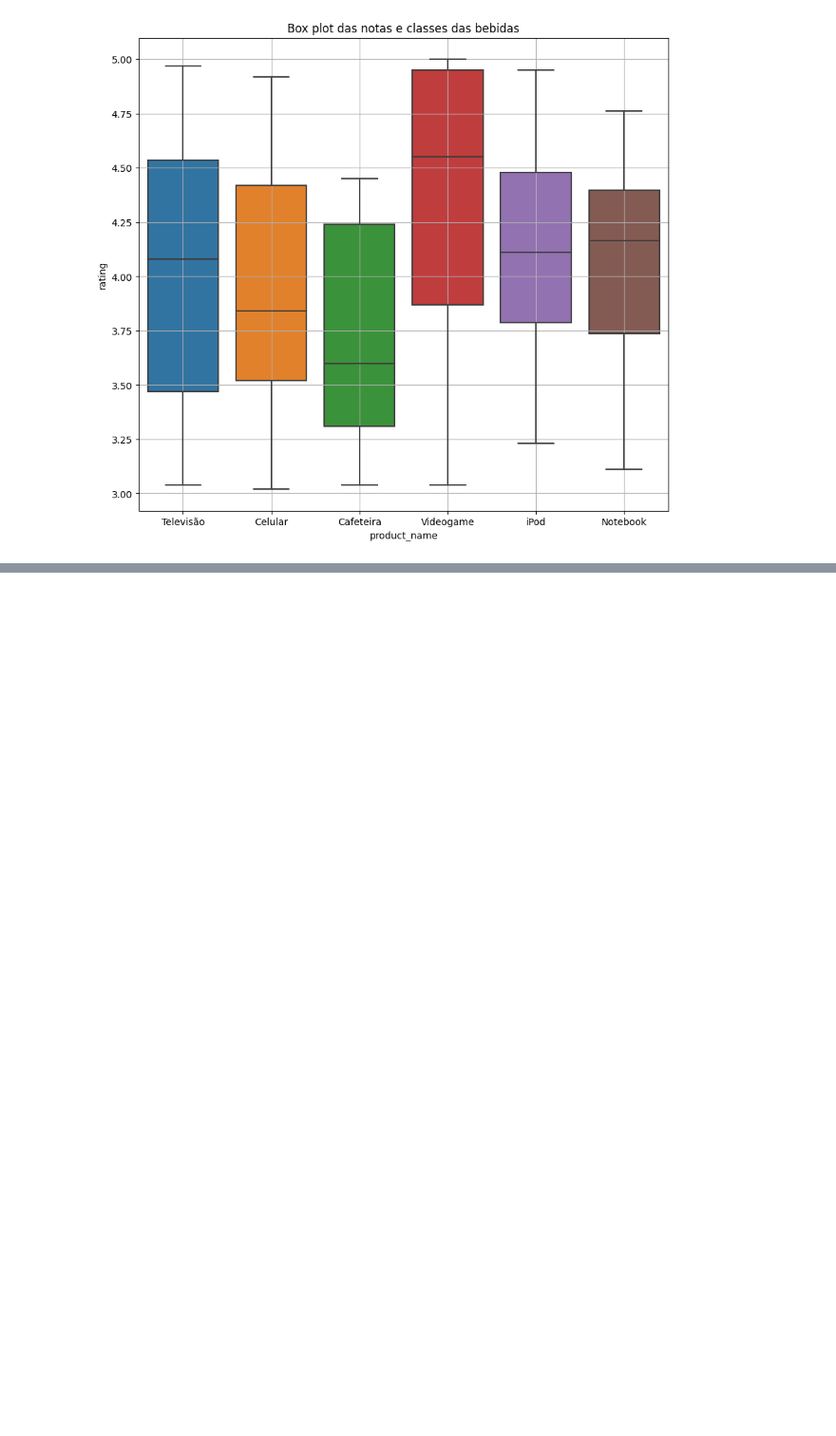
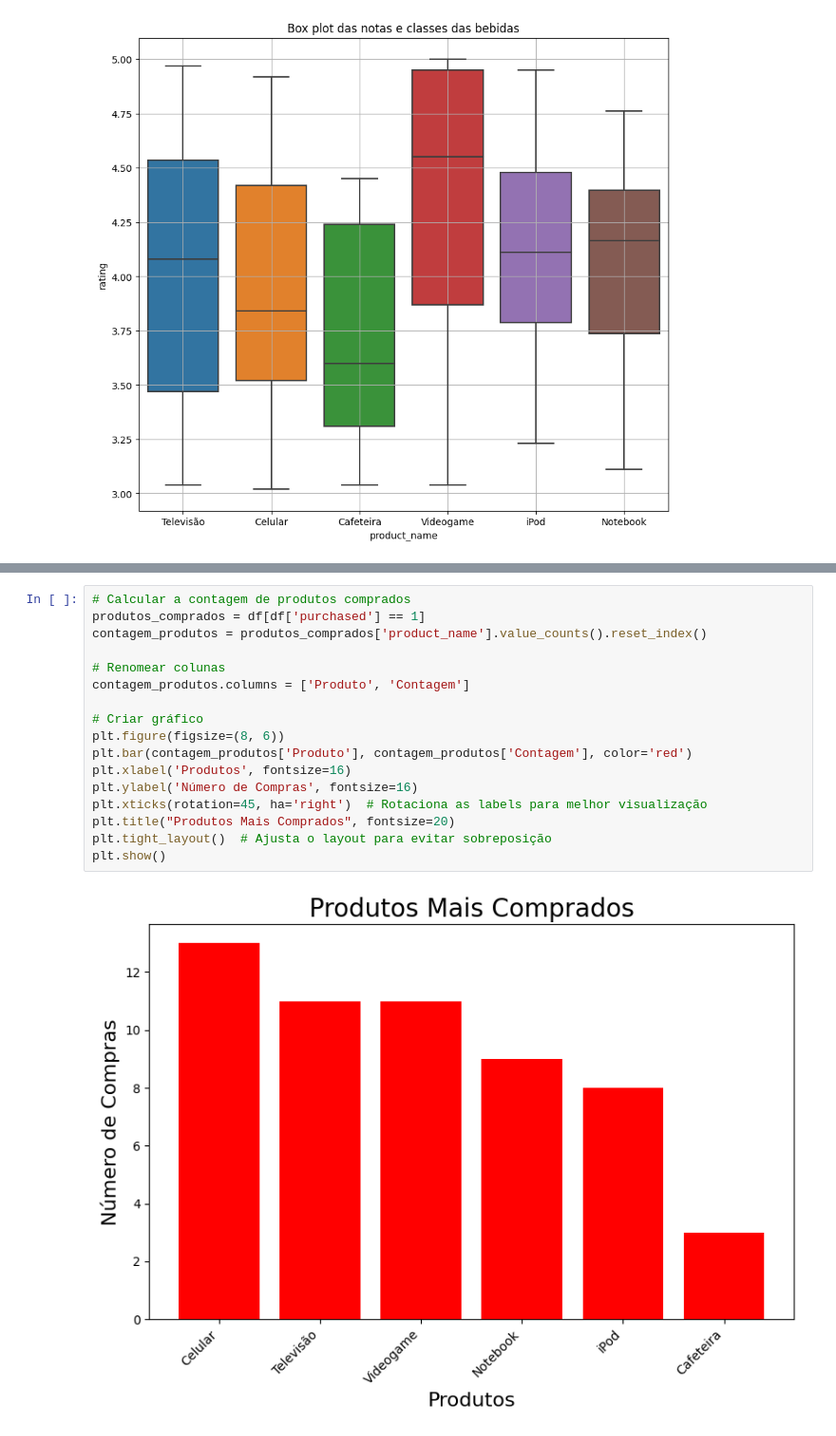
Before and after one commit to Jackvs720v/BigDataIA, a Jupyter notebook: formativa/analise.ipynb, the cells around one changed output, grey strips where cells are left out. Shown: that part at 95% size. Drawn from its saved outputs; the diff is of its cells as text; blank space fills up the shorter version.

```diff
--- a/formativa/analise.ipynb
+++ b/formativa/analise.ipynb
@@ -165,0 +251,19 @@ See the caveats in the documentation: https://pandas.pydata.org/pandas-docs/stab
+# %%
+# Calcular a contagem de produtos comprados
+produtos_comprados = df[df['purchased'] == 1]
+contagem_produtos = produtos_comprados['product_name'].value_counts().reset_index()
+
+# Renomear colunas
+contagem_produtos.columns = ['Produto', 'Contagem']
+
+# Criar gráfico
+plt.figure(figsize=(8, 6))
+plt.bar(contagem_produtos['Produto'], contagem_produtos['Contagem'], color='red')
+plt.xlabel('Produtos', fontsize=16)
+plt.ylabel('Número de Compras', fontsize=16)
+plt.xticks(rotation=45, ha='right')  # Rotaciona as labels para melhor visualização
+plt.title("Produtos Mais Comprados", fontsize=20)
+plt.tight_layout()  # Ajusta o layout para evitar sobreposição
+plt.show()
+# %% [output]
+[figure, added]
```
Also changed, not shown: parts of 12 cells of this notebook, 1 other file.
